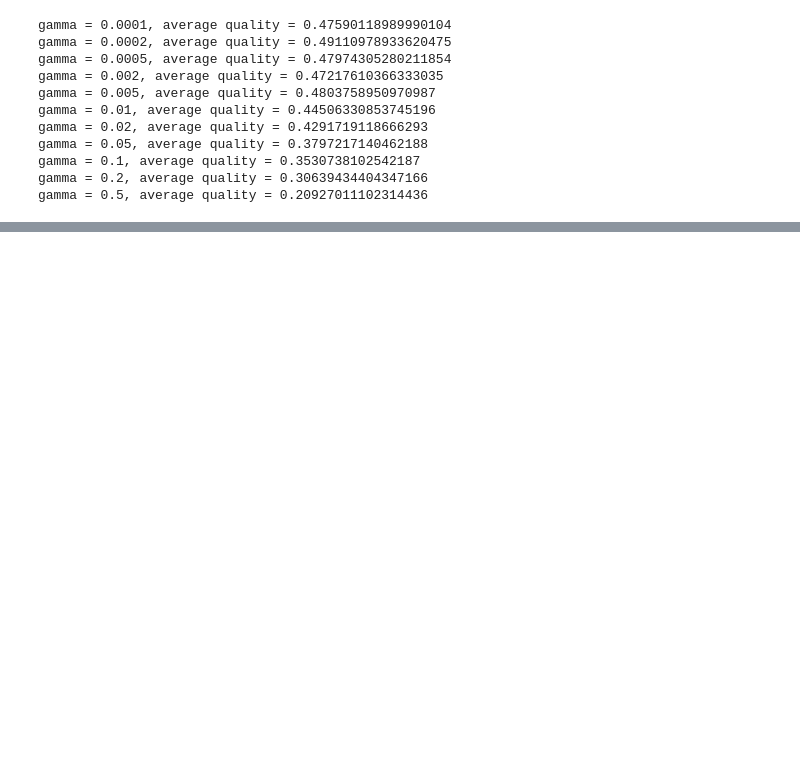
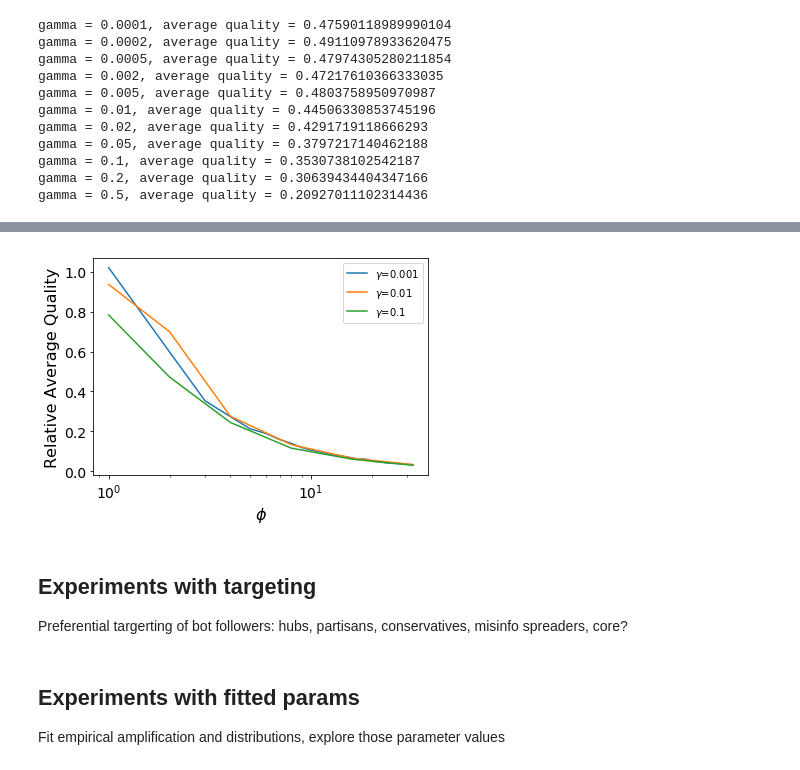
Before and after one commit to xiaodanlou/Manipulating-Online-Marketplace-of-Ideas, a Jupyter notebook: empirical_follower_network.ipynb, the cells around one changed output, grey strips where cells are left out. Drawn from its saved outputs; the diff is of its cells as text; code cells hidden in the pictures; blank space fills up the shorter version.

```diff
--- a/empirical_follower_network.ipynb
+++ b/empirical_follower_network.ipynb
@@ -202,0 +239,13 @@ for phi in [17,18,19]: #[2,4,8,16,32]:
+# %%
+# PLOT AVG_Q vs PHI (deception)
+plot_avg_quality(['phi.csv', 'phi_gamma0.01.csv', 'phi_gamma0.1.csv'],
+                 [r'$\gamma$'+'=0.001', r'$\gamma$'+'=0.01', r'$\gamma$'+'=0.1'],
+                 r'$\phi$', path='../EmpiricalNet_followers/', log_flag=True)
+# %% [output]
+[figure, added]
+# %% [markdown]
+## Experiments with targeting
+Preferential targerting of bot followers: hubs, partisans, conservatives, misinfo spreaders, core?
+# %% [markdown]
+## Experiments with fitted params
+Fit empirical amplification and distributions, explore those parameter values
```
Also changed, not shown: parts of 24 cells of this notebook, 1 other file.
